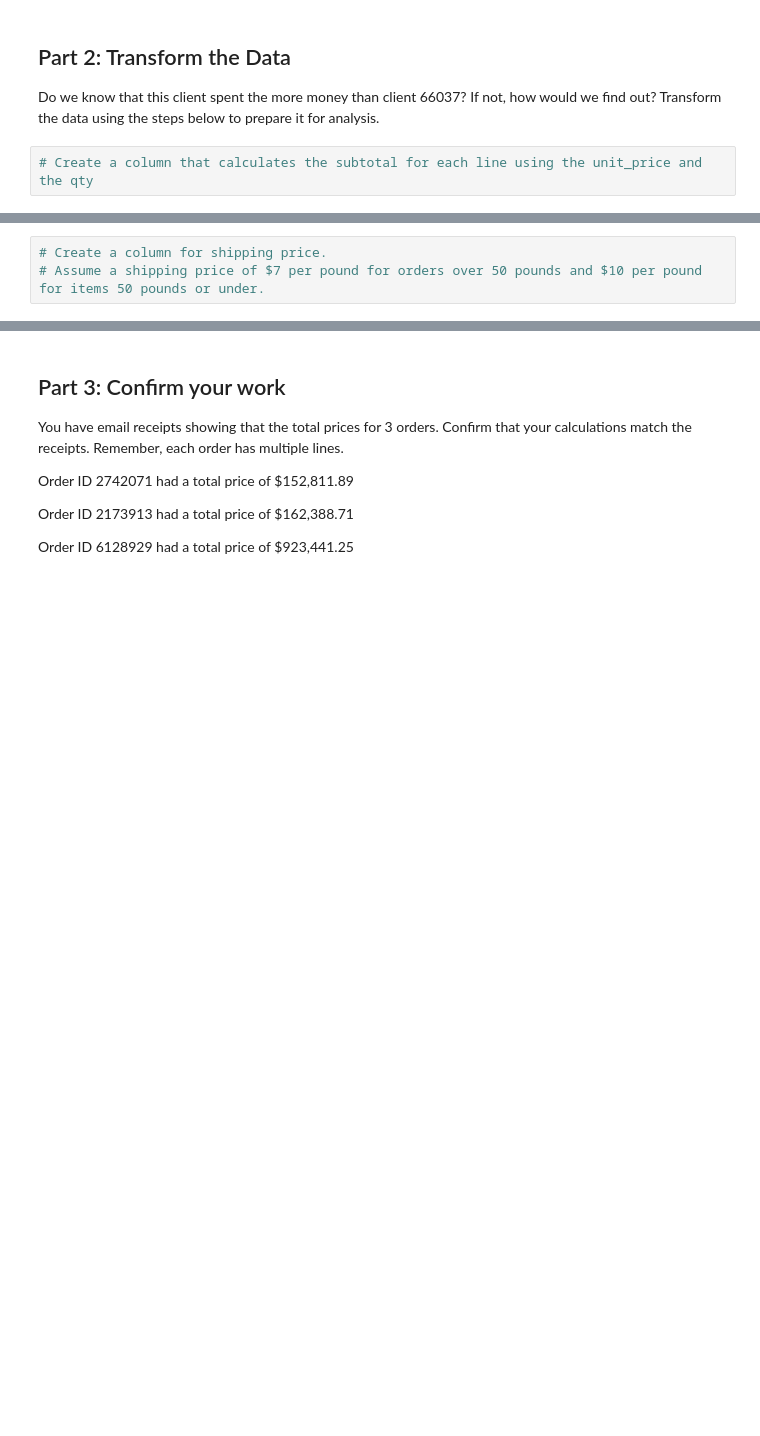
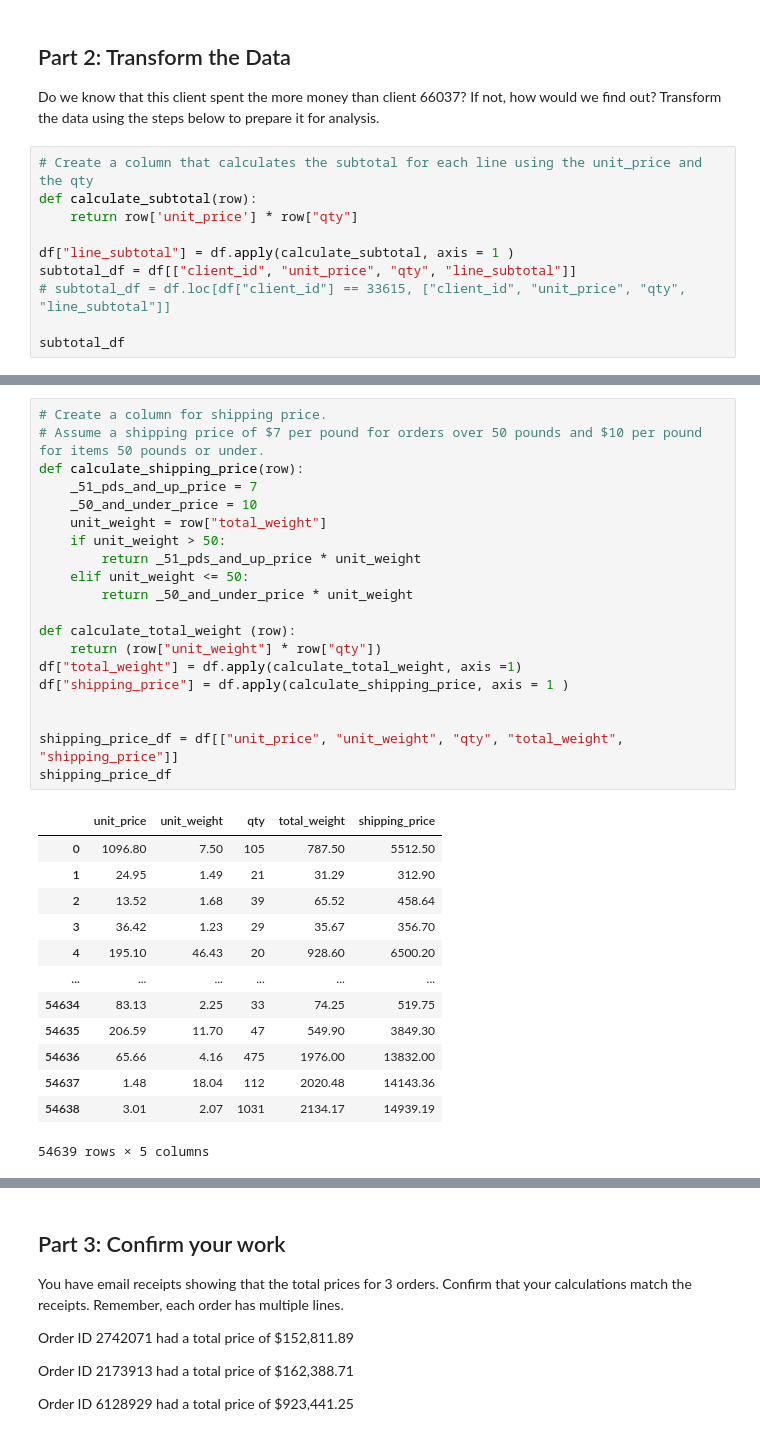
Before and after one commit to tlockhart/pandas-challenge-1, a Jupyter notebook: wholesale_data_analysis_starter_code.ipynb, the cells around one changed output, grey strips where cells are left out. Drawn from its saved outputs; the diff is of its cells as text; blank space fills up the shorter version.

```diff
--- a/wholesale_data_analysis_starter_code.ipynb
+++ b/wholesale_data_analysis_starter_code.ipynb
@@ -128,3 +128,11 @@ total_units_df["qty"].sum()
 Do we know that this client spent the more money than client 66037? If not, how would we find out? Transform the data using the steps below to prepare it for analysis.
 # %%
 # Create a column that calculates the subtotal for each line using the unit_price and the qty
+def calculate_subtotal(row):
+    return row['unit_price'] * row["qty"]
+
+df["line_subtotal"] = df.apply(calculate_subtotal, axis = 1 )
+subtotal_df = df[["client_id", "unit_price", "qty", "line_subtotal"]]
+# subtotal_df = df.loc[df["client_id"] == 33615, ["client_id", "unit_price", "qty", "line_subtotal"]]
+
+subtotal_df
@@ -131,4 +153,35 @@ Do we know that this client spent the more money than client 66037? If not, how
 # %%
 # Create a column for shipping price.
 # Assume a shipping price of $7 per pound for orders over 50 pounds and $10 per pound for items 50 pounds or under.
+def calculate_shipping_price(row):
+    _51_pds_and_up_price = 7
+    _50_and_under_price = 10
+    unit_weight = row["total_weight"]
+    if unit_weight > 50:
+        return _51_pds_and_up_price * unit_weight
+    elif unit_weight <= 50:
+        return _50_and_under_price * unit_weight
+
+def calculate_total_weight (row):
+    return (row["unit_weight"] * row["qty"])
+df["total_weight"] = df.apply(calculate_total_weight, axis =1)
+df["shipping_price"] = df.apply(calculate_shipping_price, axis = 1 )
+
+
+shipping_price_df = df[["unit_price", "unit_weight", "qty", "total_weight", "shipping_price"]]
+shipping_price_df
+# %% [output]
+|  | unit_price | unit_weight | qty | total_weight | shipping_price |
+| 0 | 1096.80 | 7.50 | 105 | 787.50 | 5512.50 |
+| 1 | 24.95 | 1.49 | 21 | 31.29 | 312.90 |
+| 2 | 13.52 | 1.68 | 39 | 65.52 | 458.64 |
+| 3 | 36.42 | 1.23 | 29 | 35.67 | 356.70 |
+| 4 | 195.10 | 46.43 | 20 | 928.60 | 6500.20 |
+| ... | ... | ... | ... | ... | ... |
+| 54634 | 83.13 | 2.25 | 33 | 74.25 | 519.75 |
+| 54635 | 206.59 | 11.70 | 47 | 549.90 | 3849.30 |
+| 54636 | 65.66 | 4.16 | 475 | 1976.00 | 13832.00 |
+| 54637 | 1.48 | 18.04 | 112 | 2020.48 | 14143.36 |
+| 54638 | 3.01 | 2.07 | 1031 | 2134.17 | 14939.19 |
+54639 rows × 5 columns
 # %%
```
Also changed, not shown: parts of 5 cells of this notebook.
